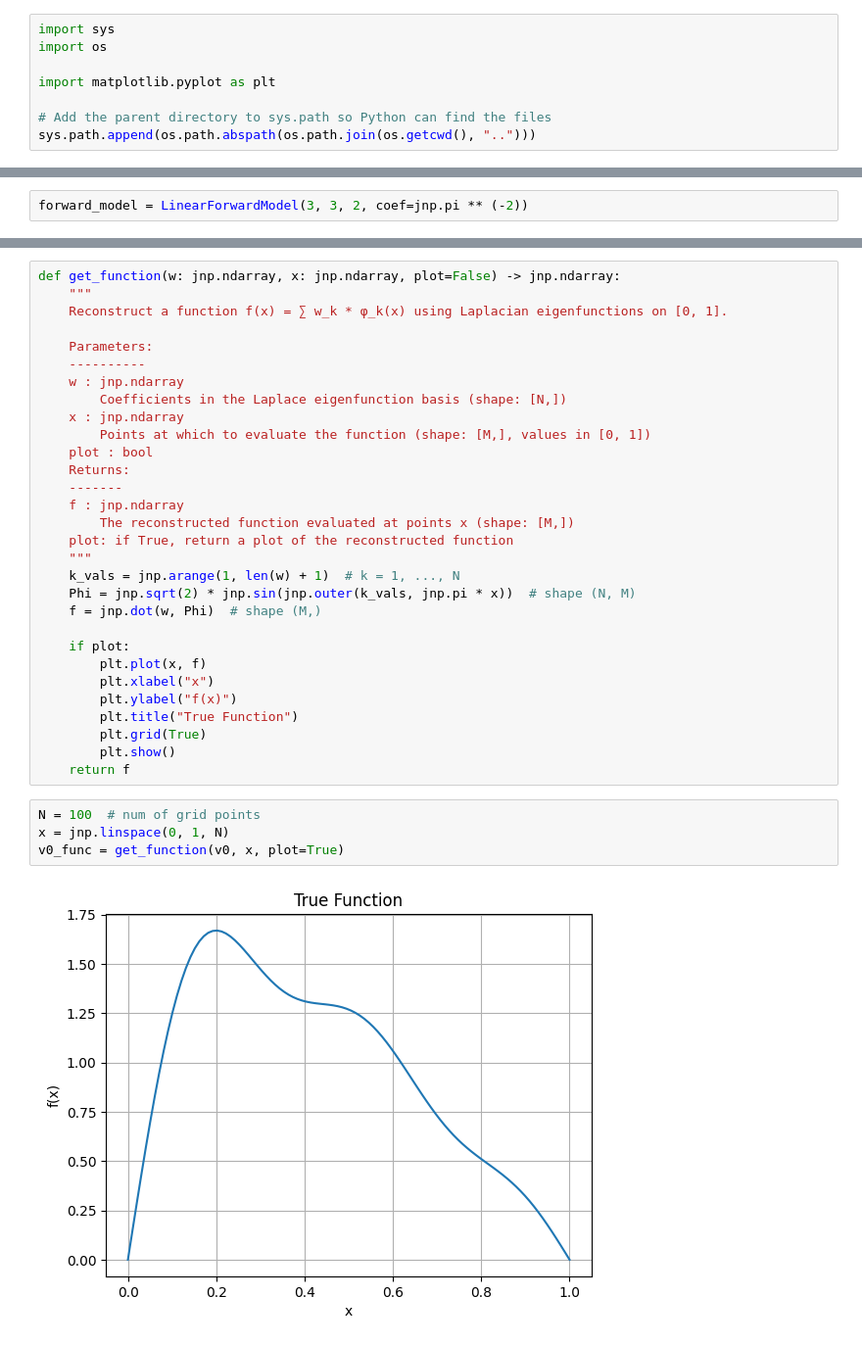
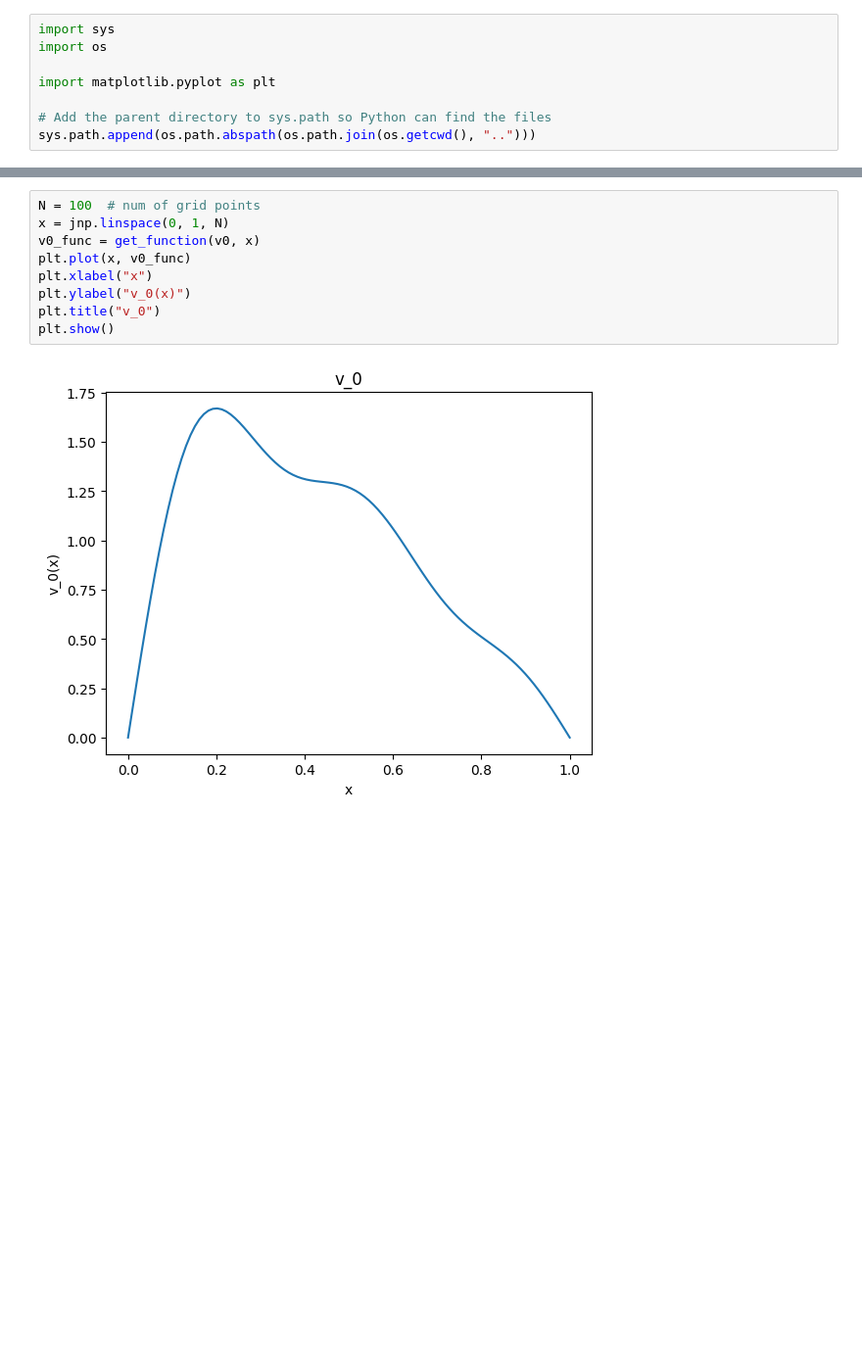
Before and after one commit to Tienstra/EarlyStoppingBIP, a Jupyter notebook: Notebooks/Schrödinger.ipynb, the cells around one changed output, grey strips where cells are left out. Shown at 98% size. Saved outputs shown, nothing was run; the diff lists cells and outputs as text; blank space fills up the shorter version.

```diff
--- a/Notebooks/Schrödinger.ipynb
+++ b/Notebooks/Schrödinger.ipynb
@@ -14,2 +14,0 @@ from ForwardModels.models import *
-# %%
-forward_model = LinearForwardModel(3, 3, 2, coef=jnp.pi ** (-2))
@@ -143,36 +108,11 @@ plt.show()
-# %%
-def get_function(w: jnp.ndarray, x: jnp.ndarray, plot=False) -> jnp.ndarray:
-    """
-    Reconstruct a function f(x) = ∑ w_k * φ_k(x) using Laplacian eigenfunctions on [0, 1].
-
-    Parameters:
-    ----------
-    w : jnp.ndarray
-        Coefficients in the Laplace eigenfunction basis (shape: [N,])
-    x : jnp.ndarray
-        Points at which to evaluate the function (shape: [M,], values in [0, 1])
-    plot : bool
-    Returns:
-    -------
-    f : jnp.ndarray
-        The reconstructed function evaluated at points x (shape: [M,])
-    plot: if True, return a plot of the reconstructed function
-    """
-    k_vals = jnp.arange(1, len(w) + 1)  # k = 1, ..., N
-    Phi = jnp.sqrt(2) * jnp.sin(jnp.outer(k_vals, jnp.pi * x))  # shape (N, M)
-    f = jnp.dot(w, Phi)  # shape (M,)
-
-    if plot:
-        plt.plot(x, f)
-        plt.xlabel("x")
-        plt.ylabel("f(x)")
-        plt.title("True Function")
-        plt.grid(True)
-        plt.show()
-    return f
 # %%
 N = 100  # num of grid points
 x = jnp.linspace(0, 1, N)
-v0_func = get_function(v0, x, plot=True)
+v0_func = get_function(v0, x)
+plt.plot(x, v0_func)
+plt.xlabel("x")
+plt.ylabel("v_0(x)")
+plt.title("v_0")
+plt.show()
 # %% [output]
-[figure, old version]
+[figure, new version]
```
Also changed, not shown: parts of 21 cells of this notebook.
